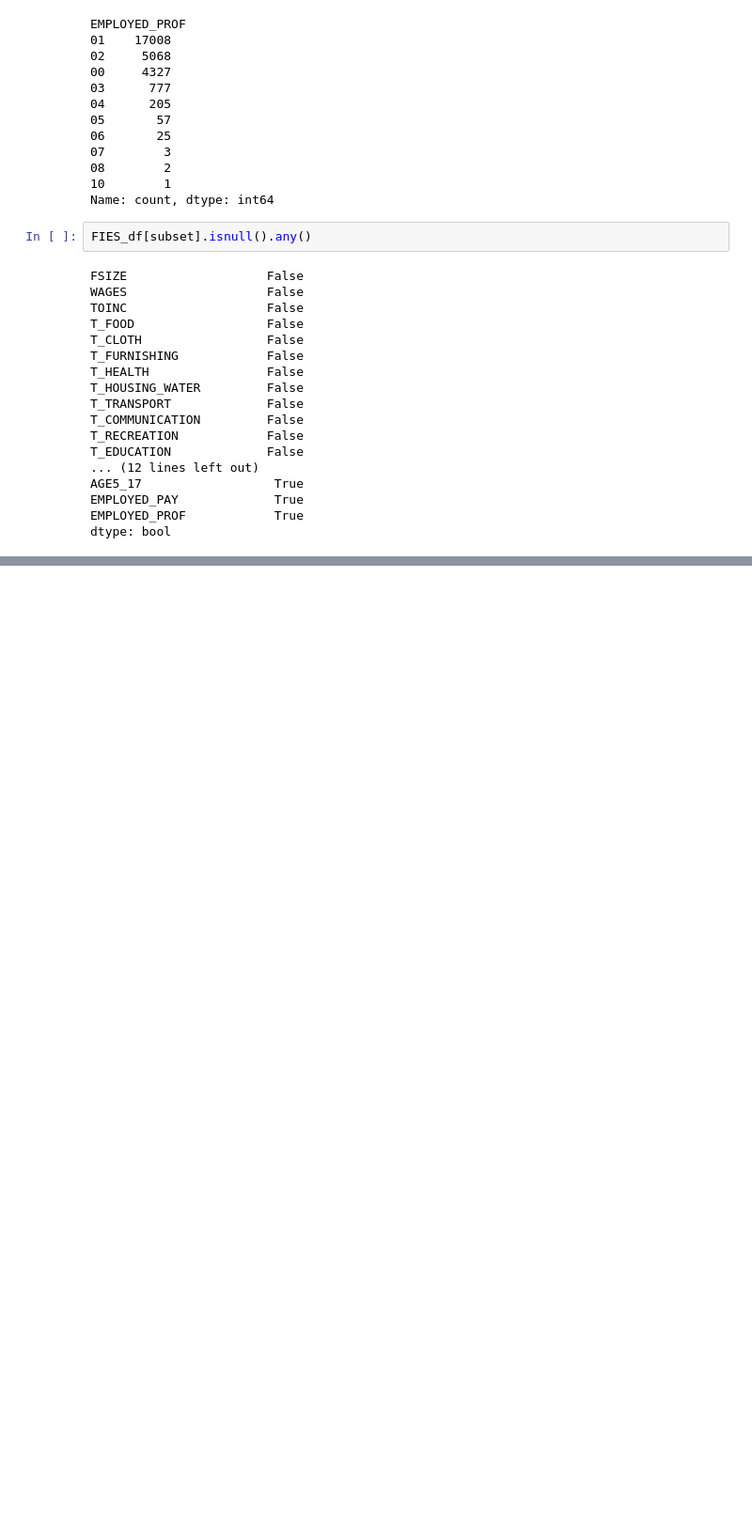
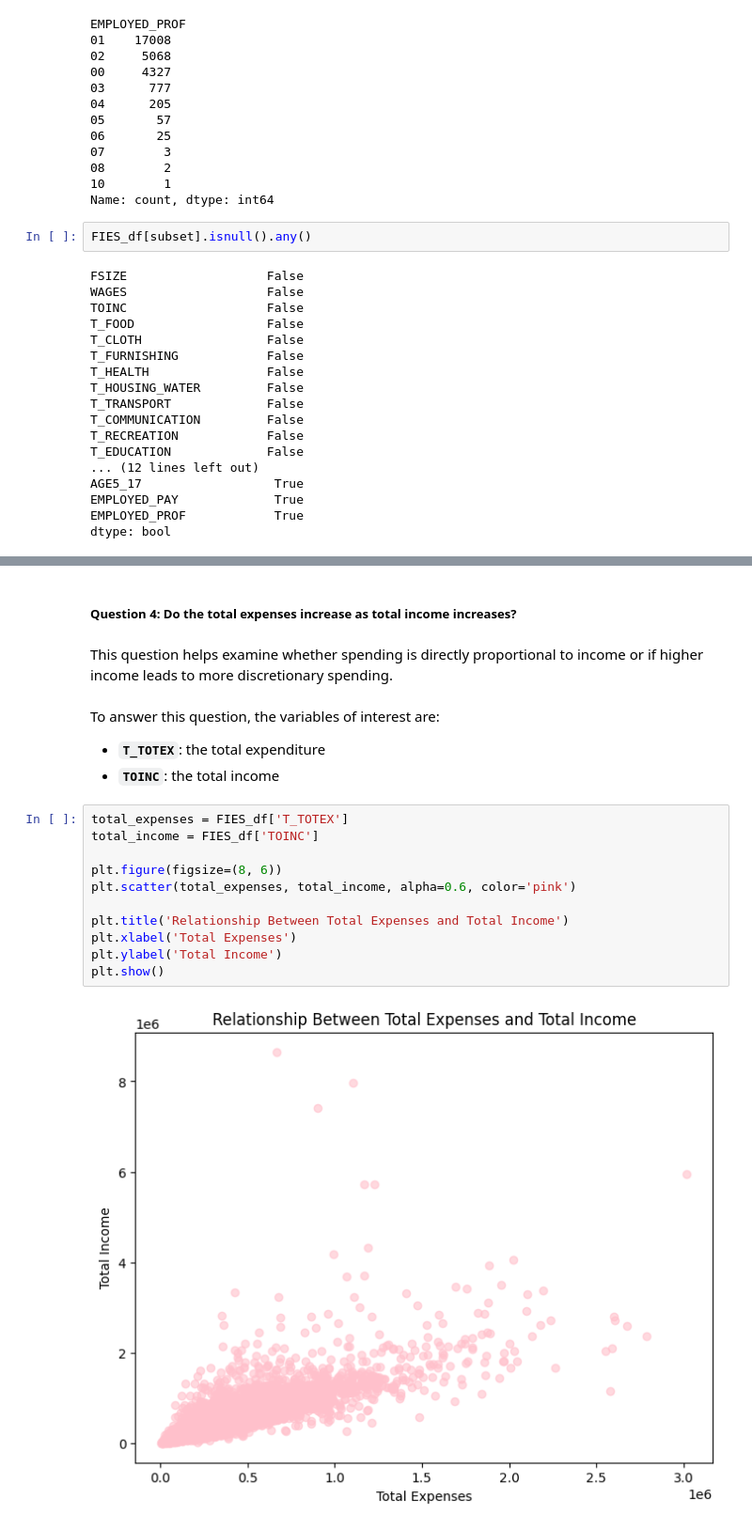
Before and after one commit to MichaelGelo/CSMODEL_Project, a Jupyter notebook: Group3_Phase1.ipynb, the cells around one changed output, grey strips where cells are left out. Shown: that part at 94% size. Saved outputs shown, nothing was run; the diff lists cells and outputs as text; blank space fills up the shorter version.

```diff
--- a/Group3_Phase1.ipynb
+++ b/Group3_Phase1.ipynb
@@ -685,0 +765,21 @@ dtype: bool
+# %% [markdown]
+##### **Question 4:** Do the total expenses increase as total income increases?
+# %% [markdown]
+This question helps examine whether spending is directly proportional to income or if higher income leads to more discretionary spending.
+# %% [markdown]
+To answer this question, the variables of interest are:
+- **`T_TOTEX`**: the total expenditure
+- **`TOINC`**: the total income
+# %%
+total_expenses = FIES_df['T_TOTEX']
+total_income = FIES_df['TOINC']
+
+plt.figure(figsize=(8, 6))
+plt.scatter(total_expenses, total_income, alpha=0.6, color='pink')
+
+plt.title('Relationship Between Total Expenses and Total Income')
+plt.xlabel('Total Expenses')
+plt.ylabel('Total Income')
+plt.show()
+# %% [output]
+[figure, added]
```
Also changed, not shown: parts of 18 cells of this notebook.
